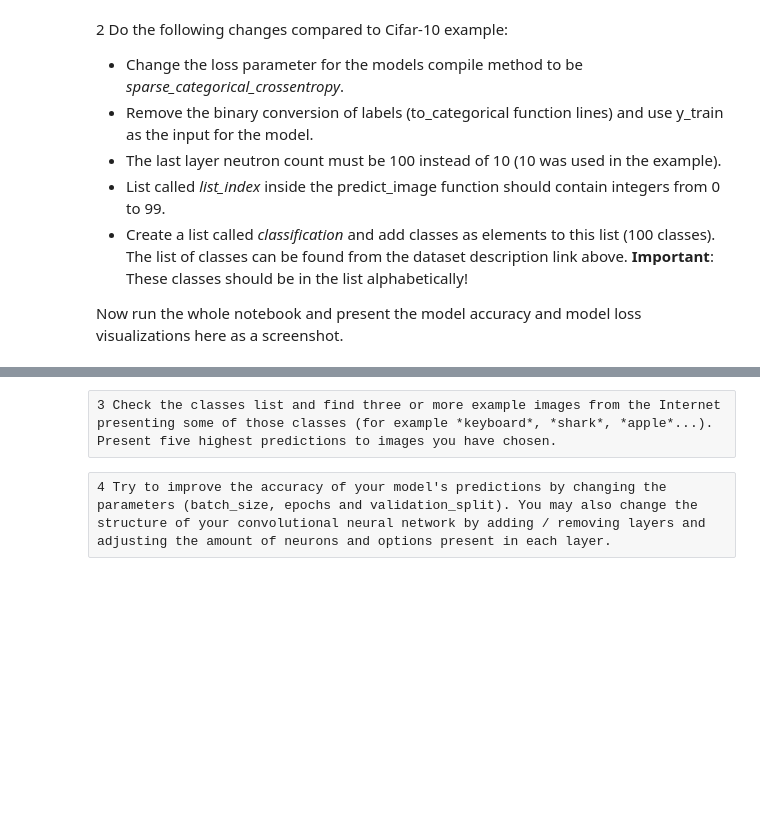
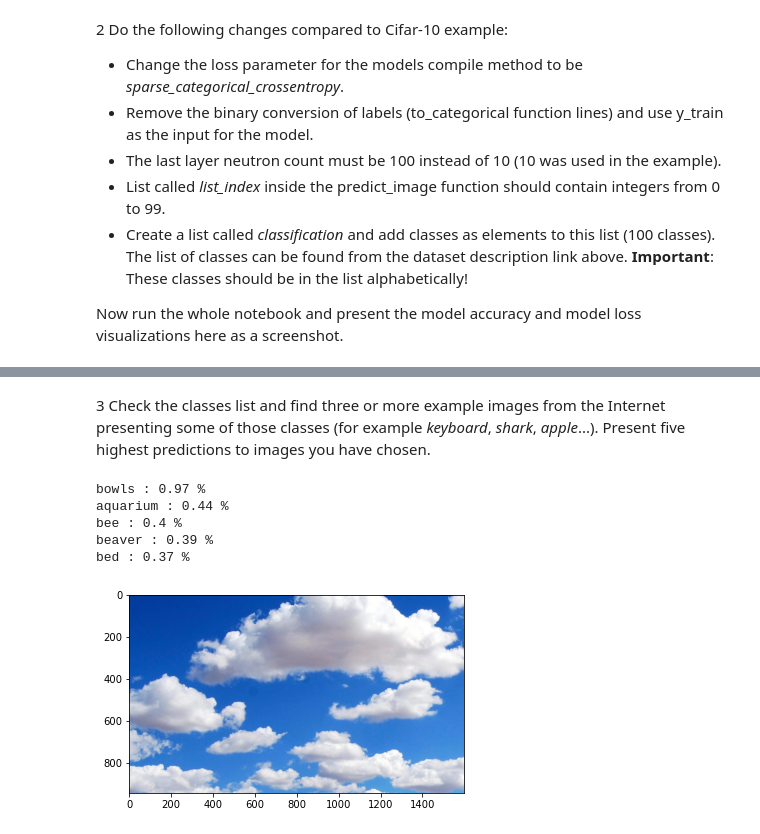
Before and after one commit to Seppalee/Data-analytics-and-Artificial-Intelligence, a Jupyter notebook: Exercises/ex09-ai-image-classification-tensorflow.ipynb, the cells around one changed output, grey strips where cells are left out. Cells and saved outputs as stored; diff of their text form; code cells hidden in the pictures; blank space fills up the shorter version.

```diff
--- a/Exercises/ex09-ai-image-classification-tensorflow.ipynb
+++ b/Exercises/ex09-ai-image-classification-tensorflow.ipynb
@@ -157,4 +159,12 @@ classification.sort()
-# %% [raw]
-3 Check the classes list and find three or more example images from the Internet presenting some of those classes (for example *keyboard*, *shark*, *apple*...). Present five highest predictions to images you have chosen.
-# %% [raw]
-4 Try to improve the accuracy of your model's predictions by changing the parameters (batch_size, epochs and validation_split). You may also change the structure of your convolutional neural network by adding / removing layers and adjusting the amount of neurons and options present in each layer.
+# %% [markdown]
+3 Check the classes list and find three or more example images from the Internet presenting some of those classes (for example *keyboard*, *shark*, *apple*...). Present five highest predictions to images you have chosen.
+# %%
+new_img = plt.imread("photos/test_images/clouds.jpg")
+predict_image(new_img)
+# %% [output]
+bowls : 0.97 %
+aquarium : 0.44 %
+bee : 0.4 %
+beaver : 0.39 %
+bed : 0.37 %
+[figure, added]
```
Also changed, not shown: parts of 21 cells of this notebook, 1 other file.
